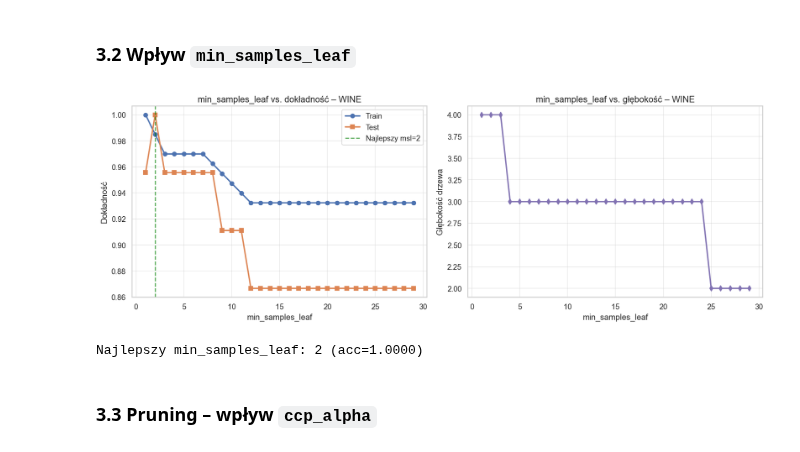
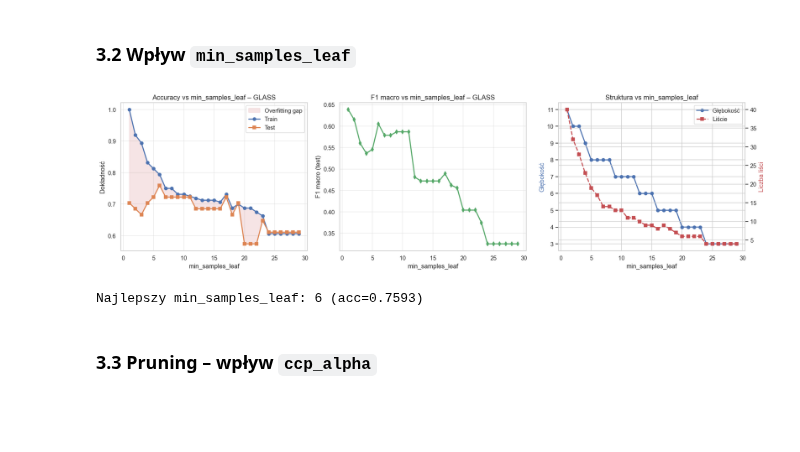
Before and after one commit to jkociecki/machine-learning-pwr, a Jupyter notebook: lab-04/lab3_CART_drzewa_decyzyjne.ipynb, the cells around one changed output. Drawn from its saved outputs; the diff is of its cells as text; code cells hidden in the pictures; blank space fills up the shorter version.

```diff
--- a/lab-04/lab3_CART_drzewa_decyzyjne.ipynb
+++ b/lab-04/lab3_CART_drzewa_decyzyjne.ipynb
@@ -124,20 +134,20 @@ Udział bankructw: 4.8%
 # %%
 # Podział danych
-X_tr_w, X_te_w, y_tr_w, y_te_w = train_test_split(
-    X_wine, y_wine, test_size=0.25, random_state=42, stratify=y_wine
+X_tr_g, X_te_g, y_tr_g, y_te_g = train_test_split(
+    X_glass, y_glass, test_size=0.25, stratify=y_glass
 )
 
 # Domyślne drzewo
-dt_default = DecisionTreeClassifier(random_state=42)
-dt_default.fit(X_tr_w, y_tr_w)
-y_pred_default = dt_default.predict(X_te_w)
+dt_default = DecisionTreeClassifier()
+dt_default.fit(X_tr_g, y_tr_g)
+y_pred_default = dt_default.predict(X_te_g)
 
-print('=== Domyślne drzewo CART – WINE ===')
+print('=== Domyślne drzewo CART – GLASS ===')
 print(f'Głębokość: {dt_default.get_depth()}')
 print(f'Liczba liści: {dt_default.get_n_leaves()}')
-print(f'Dokładność (test): {accuracy_score(y_te_w, y_pred_default):.4f}')
-print(f'Dokładność (train): {accuracy_score(y_tr_w, dt_default.predict(X_tr_w)):.4f}')
+print(f'Dokładność (test): {accuracy_score(y_te_g, y_pred_default):.4f}')
+print(f'Dokładność (train): {accuracy_score(y_tr_g, dt_default.predict(X_tr_g)):.4f}')
 print()
-print(classification_report(y_te_w, y_pred_default,
-                             target_names=wine.target_names))
+print(classification_report(y_te_g, y_pred_default,
+                             target_names=target_names_glass))
 # %% [output]
@@ -218,37 +243,46 @@ plt.show()
 ### 3.2 Wpływ `min_samples_leaf`
 # %%
 leaf_sizes = range(1, 30)
-train_msl, test_msl, depth_msl = [], [], []
+train_msl, test_msl, depth_msl, leaves_msl, f1_msl = [], [], [], [], []
 
 for msl in leaf_sizes:
-    clf = DecisionTreeClassifier(min_samples_leaf=msl, random_state=42)
-    clf.fit(X_tr_w, y_tr_w)
-    train_msl.append(accuracy_score(y_tr_w, clf.predict(X_tr_w)))
-    test_msl.append(accuracy_score(y_te_w, clf.predict(X_te_w)))
+    clf = DecisionTreeClassifier(min_samples_leaf=msl)
+    clf.fit(X_tr_g, y_tr_g)
+    y_pred = clf.predict(X_te_g)
+    train_msl.append(accuracy_score(y_tr_g, clf.predict(X_tr_g)))
+    test_msl.append(accuracy_score(y_te_g, y_pred))
+    f1_msl.append(f1_score(y_te_g, y_pred, average='macro'))
     depth_msl.append(clf.get_depth())
+    leaves_msl.append(clf.get_n_leaves())
 
-fig, axes = plt.subplots(1, 2, figsize=(14, 5))
+fig, axes = plt.subplots(1, 3, figsize=(18, 5))
+
+axes[0].fill_between(leaf_sizes, train_msl, test_msl, alpha=0.15, color='#C44E52', label='Overfitting gap')
 axes[0].plot(leaf_sizes, train_msl, 'o-', label='Train', color='#4C72B0', linewidth=2)
-axes[0].plot(leaf_sizes, test_msl, 's-', label='Test', color='#DD8452', linewidth=2)
-best_msl = list(leaf_sizes)[np.argmax(test_msl)]
-axes[0].axvline(best_msl, color='green', linestyle='--', alpha=0.7, label=f'Najlepszy msl={best_msl}')
-axes[0].set_xlabel('min_samples_leaf')
-axes[0].set_ylabel('Dokładność')
-axes[0].set_title('min_samples_leaf vs. dokładność – WINE', fontsize=13)
-axes[0].legend()
-axes[0].grid(True, alpha=0.4)
+axes[0].plot(leaf_sizes, test_msl,  's-', label='Test',  color='#DD8452', linewidth=2)
+axes[0].set_xlabel('min_samples_leaf'); axes[0].set_ylabel('Dokładność')
+axes[0].set_title('Accuracy vs min_samples_leaf – GLASS', fontsize=13)
+axes[0].legend(); axes[0].grid(True, alpha=0.4)
 
-axes[1].plot(leaf_sizes, depth_msl, 'd-', color='#8172B2', linewidth=2)
-axes[1].set_xlabel('min_samples_leaf')
-axes[1].set_ylabel('Głębokość drzewa')
-axes[1].set_title('min_samples_leaf vs. głębokość – WINE', fontsize=13)
+axes[1].plot(leaf_sizes, f1_msl, 'd-', color='#55A868', linewidth=2)
+axes[1].set_xlabel('min_samples_leaf'); axes[1].set_ylabel('F1 macro (test)')
+axes[1].set_title('F1 macro vs min_samples_leaf – GLASS', fontsize=13)
 axes[1].grid(True, alpha=0.4)
 
-plt.tight_layout()
-plt.show()
-print(f'Najlepszy min_samples_leaf: {best_msl} (acc={max(test_msl):.4f})')
+ax3 = axes[2]; ax3b = ax3.twinx()
+ax3.plot(leaf_sizes, depth_msl,  'o-', color='#4C72B0', linewidth=2, label='Głębokość')
+ax3b.plot(leaf_sizes, leaves_msl,'s--', color='#C44E52', linewidth=2, label='Liście')
+ax3.set_xlabel('min_samples_leaf'); ax3.set_ylabel('Głębokość', color='#4C72B0')
+ax3b.set_ylabel('Liczba liści', color='#C44E52')
+ax3.set_title('Struktura vs min_samples_leaf', fontsize=13)
+lines1, labs1 = ax3.get_legend_handles_labels()
+lines2, labs2 = ax3b.get_legend_handles_labels()
+ax3.legend(lines1+lines2, labs1+labs2, loc='upper right')
+
+plt.tight_layout(); plt.show()
+print(f'Najlepszy min_samples_leaf: {list(leaf_sizes)[np.argmax(test_msl)]} (acc={max(test_msl):.4f})')
 # %% [output]
-[figure, old version]
+[figure, new version]
-Najlepszy min_samples_leaf: 2 (acc=1.0000)
+Najlepszy min_samples_leaf: 6 (acc=0.7593)
 # %% [markdown]
 ### 3.3 Pruning – wpływ `ccp_alpha`
```
Also changed, not shown: parts of 36 cells of this notebook, 1 other file.
